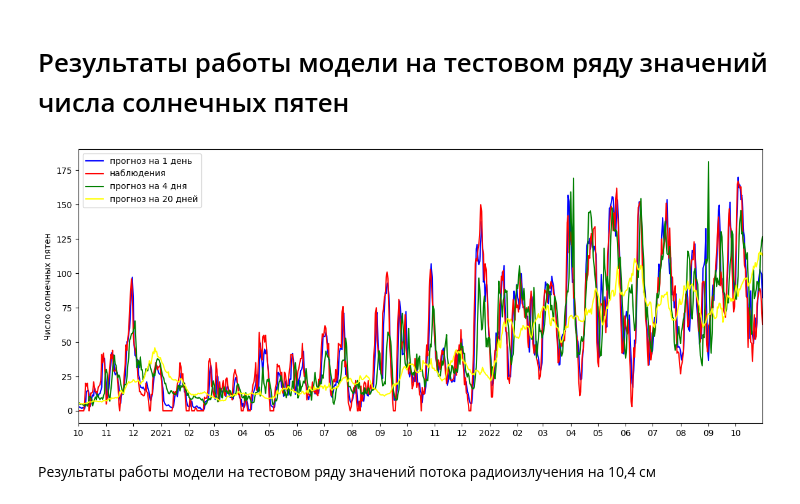
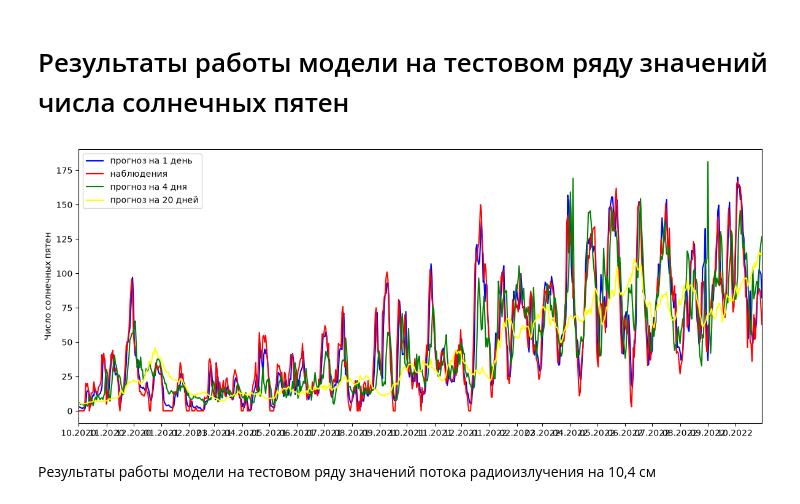
Before and after one commit to HorribleCorbie/networkLab4, a Jupyter notebook: lab4.ipynb, the cells around one changed output. Drawn from its saved outputs; the diff is of its cells as text; code cells hidden in the pictures.

```diff
--- a/lab4.ipynb
+++ b/lab4.ipynb
@@ -1,6 +1,8 @@
 # %%
 import os
 import copy
+import matplotlib.dates as mdates
+
 import numpy as np
 import pandas as pd
 import matplotlib.pyplot as plt
@@ -25,10 +27,17 @@ WINDOW_OUT = 27
 
 BATCH_SIZE = 32
 NUM_EPOCHS = 300
-LEARNING_RATE = 0.0001
+LEARNING_RATE = 3e-6
 PATIENCE = 25
 
 TARGET_COLUMNS = ["SN", "F107obs"]
+FEATURE_COLUMNS = (
+    TARGET_COLUMNS
+    + [f"Kp{i}" for i in range(1, 9)]
+    + [f"ap{i}" for i in range(1, 9)]
+    + ["Ap", "F107adj"]
+)
+INPUT_SIZE = len(FEATURE_COLUMNS)
 
 MIN_VALUES = np.array([0.0, 64.6], dtype=np.float32)
 AMPLITUDES = np.array([428.0, 367.0], dtype=np.float32)
@@ -495,6 +529,13 @@ plot_data = test_predictions_horizons[
     (test_predictions_horizons["date"] <= plot_end)
 ].copy()
 # %%
+from date_formatter import date_formatter
+from matplotlib.ticker import FuncFormatter
+
+def date_formatter(x, pos):
+    date = mdates.num2date(x)
+    return date.strftime("%m.%Y")
+
 fig, ax = plt.subplots(figsize=(12, 5))
 
 ax.plot(
@@ -514,34 +555,34 @@ ax.plot(
 ax.plot(
     plot_data["date"],
     plot_data["SN_pred_4"],
     color="green",
     label="прогноз на 4 дня"
 )
 
 ax.plot(
     plot_data["date"],
     plot_data["SN_pred_20"],
     color="yellow",
     label="прогноз на 20 дней"
 )
 
 ax.set_xlim(plot_start, plot_end)
 
 ax.xaxis.set_major_locator(
     mdates.MonthLocator(interval=1)
 )
 
 ax.xaxis.set_major_formatter(
     FuncFormatter(date_formatter)
 )
 
 ax.set_ylabel("Число солнечных пятен")
 ax.legend(loc="upper left")
 
 fig.tight_layout()
 plt.show()
 # %% [output]
-[figure, old version]
+[figure, new version]
 # %% [markdown]
 Результаты работы модели на тестовом ряду значений потока радиоизлучения на 10,4 см
 # %%
```
Also changed, not shown: parts of 3 cells of this notebook.
